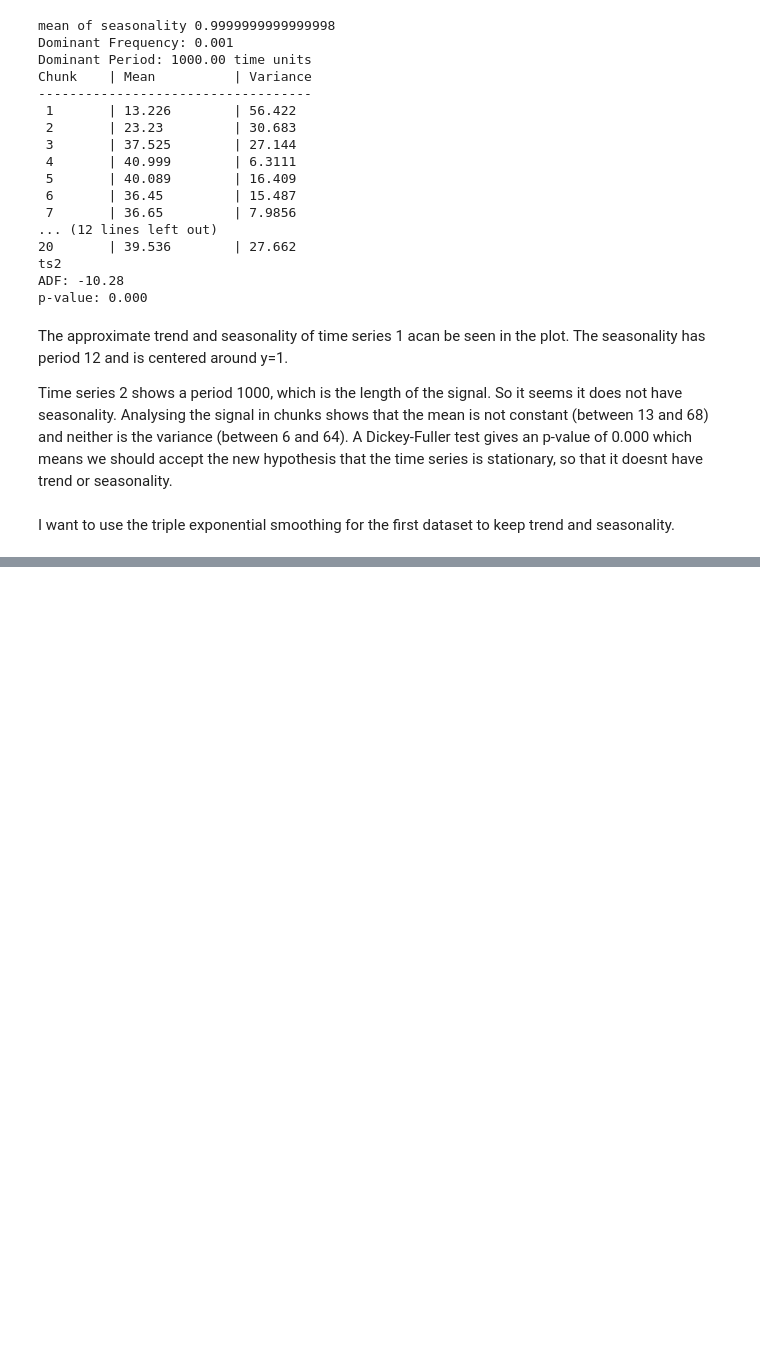
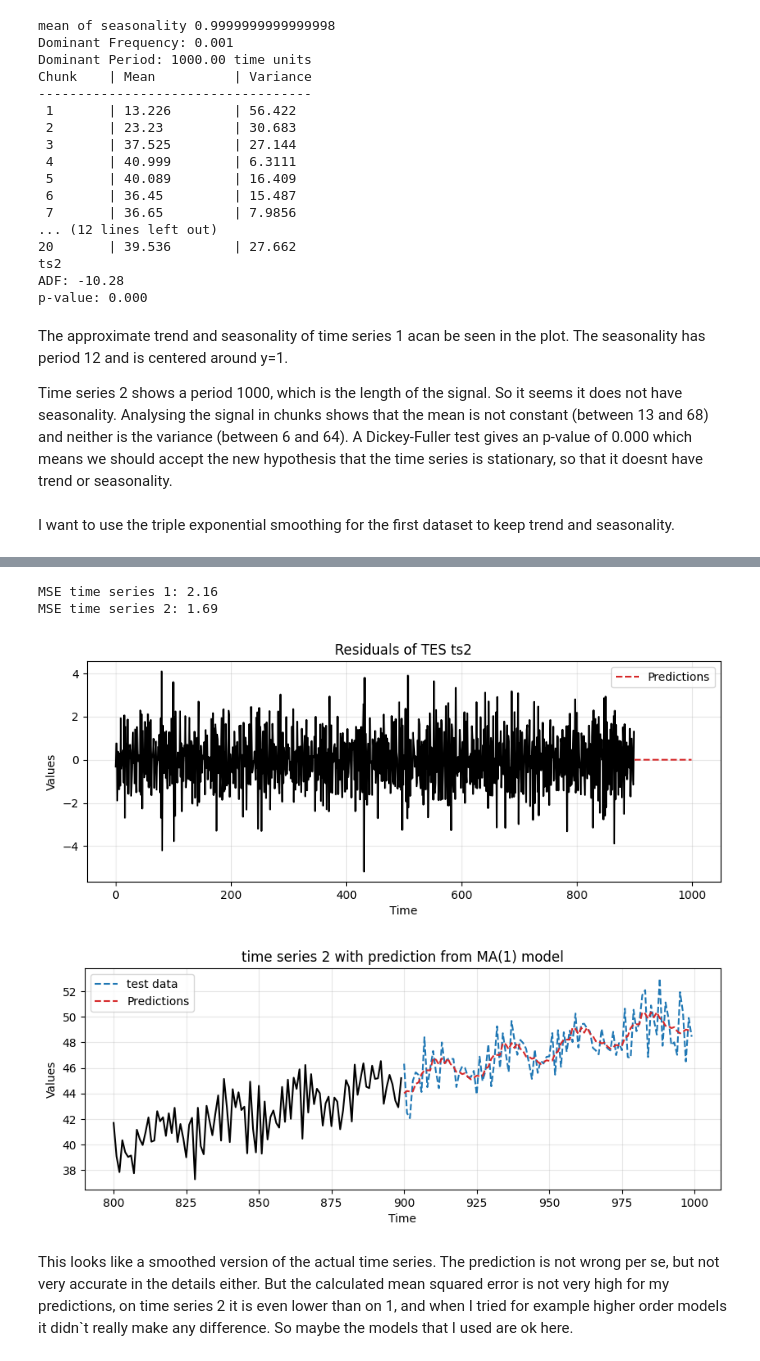
Before and after one commit to Selkief/python-time-series-handbook, a Jupyter notebook: exercises1-4.ipynb, the cells around one changed output, grey strips where cells are left out. Saved outputs shown, nothing was run; the diff lists cells and outputs as text; code cells hidden in the pictures; blank space fills up the shorter version.

```diff
--- a/exercises1-4.ipynb
+++ b/exercises1-4.ipynb
@@ -506,0 +640,35 @@ The forecast for the second function doesnt look that great, but the MSE is quit
+# %%
+#MA(1) model on ts2
+
+model2 = ARIMA(arma2_res, order=(0,0,1))
+model2_fit = model2.fit()
+model2_forecast = model2_fit.forecast(steps=len(arma_test2))
+
+run_sequence_plot(arma_time2[:len(arma2_res)], arma2_res, "")
+plt.plot(arma_time2[-100:], model2_forecast, label='Predictions', linestyle='--', color='tab:red')
+plt.title('Residuals of TES ts2')
+plt.legend()
+
+#add back trend and seasonality (predicted)
+TES2_forecast = arma2_TES.forecast(steps=len(arma_test2))
+arma2_predict = model2_forecast + TES2_forecast
+#the original and predicted time series 2
+run_sequence_plot(arma_time2[800:len(arma2_res)], arma_train2[800:], "")
+plt.plot(arma_time2[-100:], arma_test2, label="test data", linestyle="--", color="tab:blue")
+plt.plot(arma_time2[-100:], arma2_predict, label='Predictions', linestyle='--', color='tab:red')
+plt.title('time series 2 with prediction from MA(1) model')
+plt.legend()
+
+#calculate MSE for both predictions, compared to the test data
+arma1_mse = mse(arma_test1, arma1_predict)
+print(f"MSE time series 1: {arma1_mse:.2f}")
+arma2_mse = mse(arma_test2, arma2_predict)
+print(f"MSE time series 2: {arma2_mse:.2f}")
+# %% [output]
+MSE time series 1: 2.16
+MSE time series 2: 1.69
+[figure, added]
+[figure, added]
+# %% [markdown]
+This looks like a smoothed version of the actual time series. The prediction is not wrong per se, but not very accurate in the details either.
+But the calculated mean squared error is not very high for my predictions, on time series 2 it is even lower than on 1, and when I tried for example higher order models it didn`t really make any difference. So maybe the models that I used are ok here.
```
Also changed, not shown: parts of 14 cells of this notebook.
